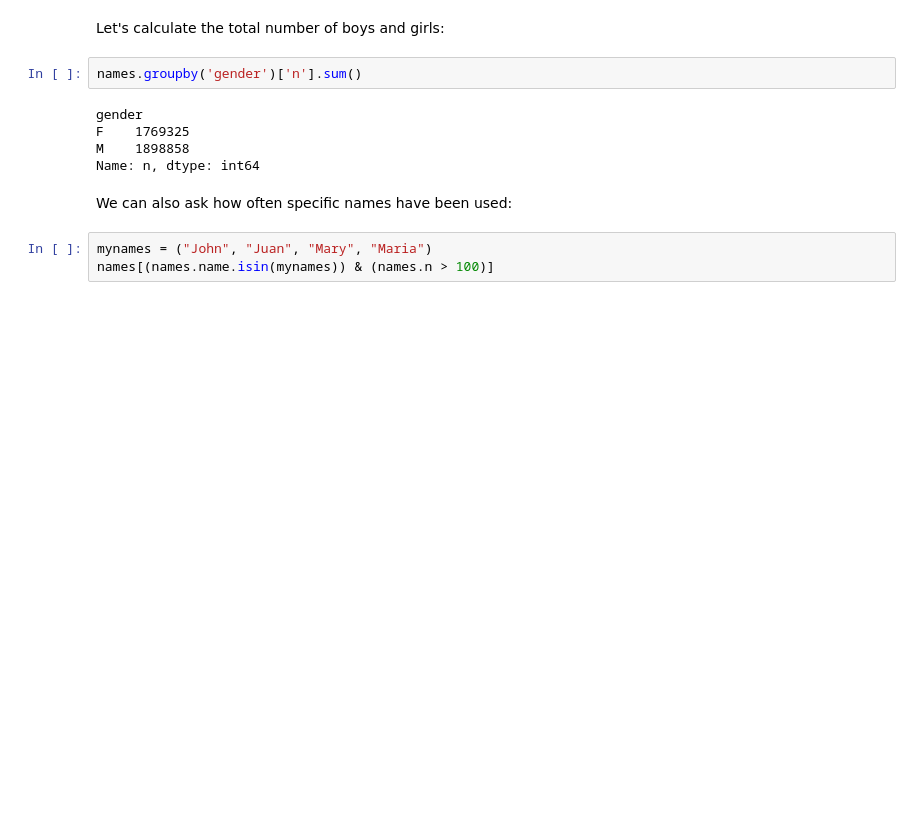
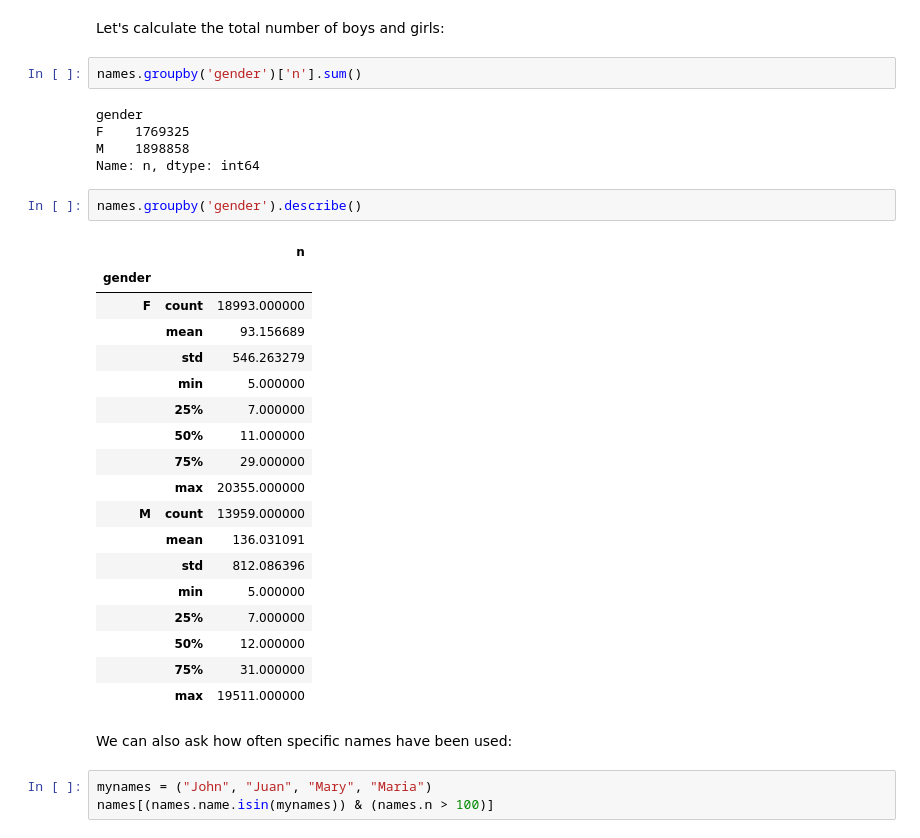
Before and after one commit to vanatteveldt/python-data, a Jupyter notebook: Baby names.ipynb, the cells around one changed output. Cells and saved outputs as stored; diff of their text form; blank space fills up the shorter version.

```diff
--- a/Baby names.ipynb
+++ b/Baby names.ipynb
@@ -65,6 +65,27 @@ gender
 F    1769325
 M    1898858
 Name: n, dtype: int64
+# %%
+names.groupby('gender').describe()
+# %% [output]
+|  |  | n |
+| gender |  |  |
+| F | count | 18993.000000 |
+|  | mean | 93.156689 |
+|  | std | 546.263279 |
+|  | min | 5.000000 |
+|  | 25% | 7.000000 |
+|  | 50% | 11.000000 |
+|  | 75% | 29.000000 |
+|  | max | 20355.000000 |
+| M | count | 13959.000000 |
+|  | mean | 136.031091 |
+|  | std | 812.086396 |
+|  | min | 5.000000 |
+|  | 25% | 7.000000 |
+|  | 50% | 12.000000 |
+|  | 75% | 31.000000 |
+|  | max | 19511.000000 |
 # %% [markdown]
 We can also ask how often specific names have been used:
 # %%
```
Also changed, not shown: 2 other files.
